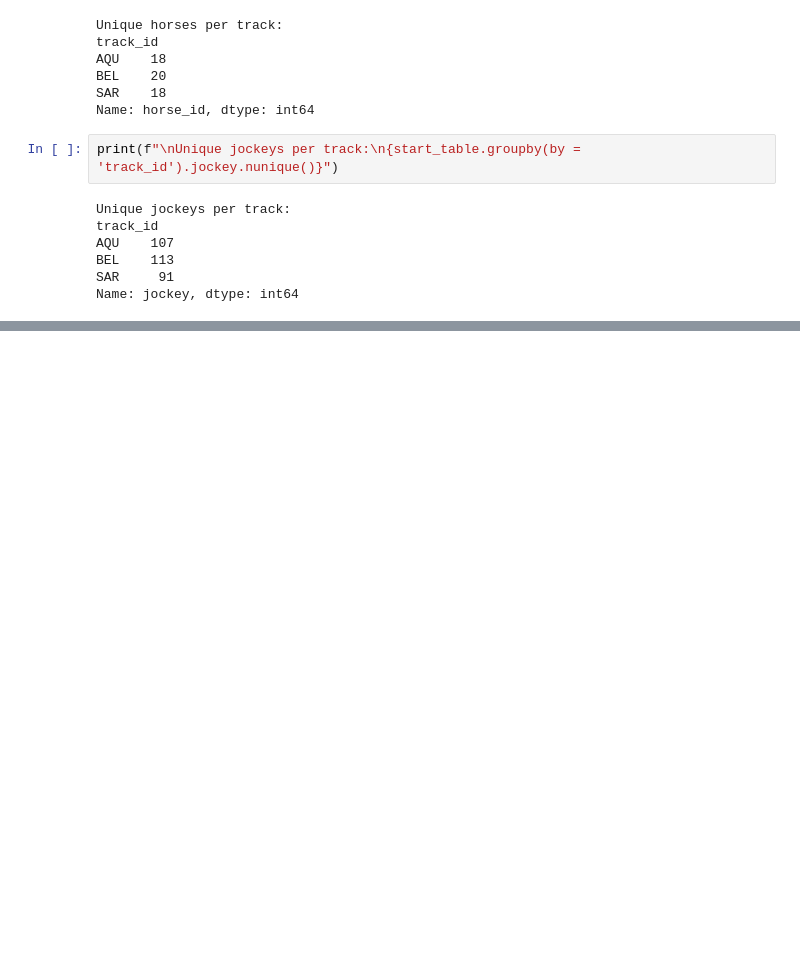
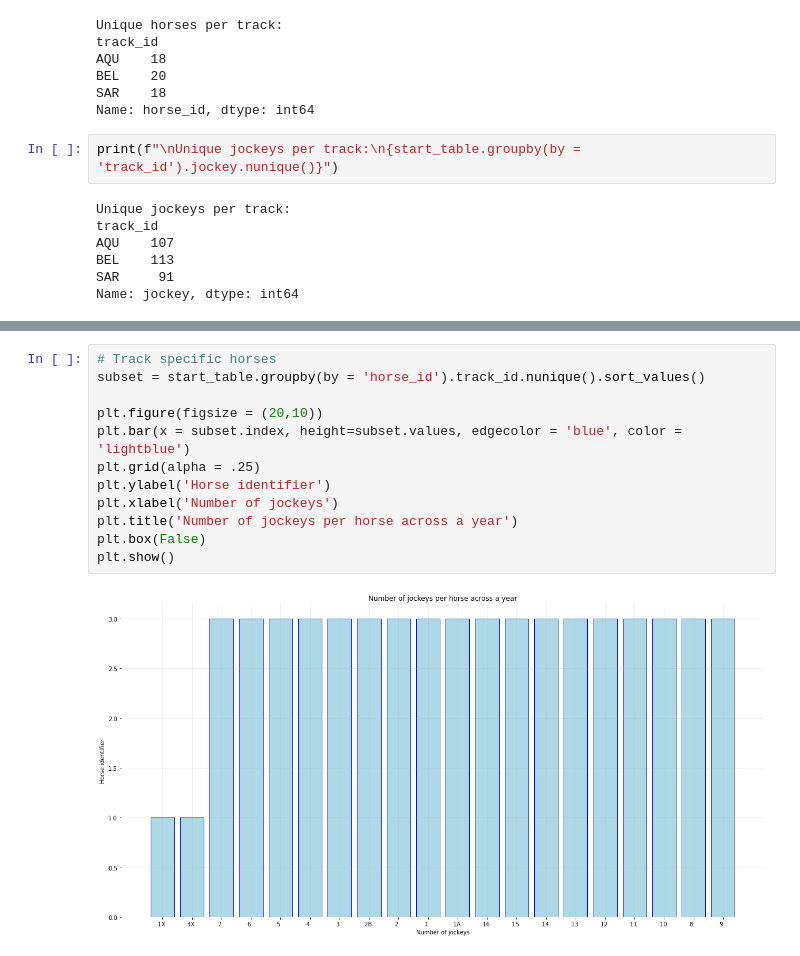
Before and after one commit to tripnv/derby-kaggle, a Jupyter notebook: eda.ipynb, the cells around one changed output, grey strips where cells are left out. Saved outputs shown, nothing was run; the diff lists cells and outputs as text; blank space fills up the shorter version.

```diff
--- a/eda.ipynb
+++ b/eda.ipynb
@@ -165,0 +178,14 @@ Name: jockey, dtype: int64
+# %%
+# Track specific horses
+subset = start_table.groupby(by = 'horse_id').track_id.nunique().sort_values()
+
+plt.figure(figsize = (20,10))
+plt.bar(x = subset.index, height=subset.values, edgecolor = 'blue', color = 'lightblue')
+plt.grid(alpha = .25)
+plt.ylabel('Horse identifier')
+plt.xlabel('Number of jockeys')
+plt.title('Number of jockeys per horse across a year')
+plt.box(False)
+plt.show()
+# %% [output]
+[figure, added]
```
Also changed, not shown: parts of 11 cells of this notebook.
